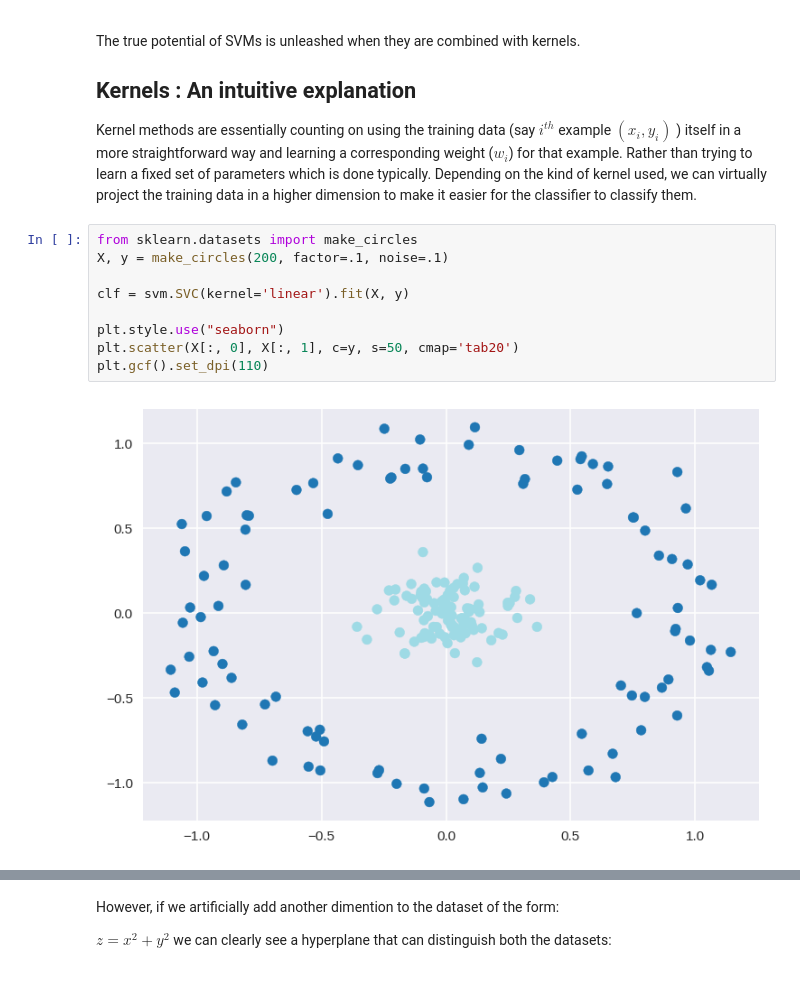
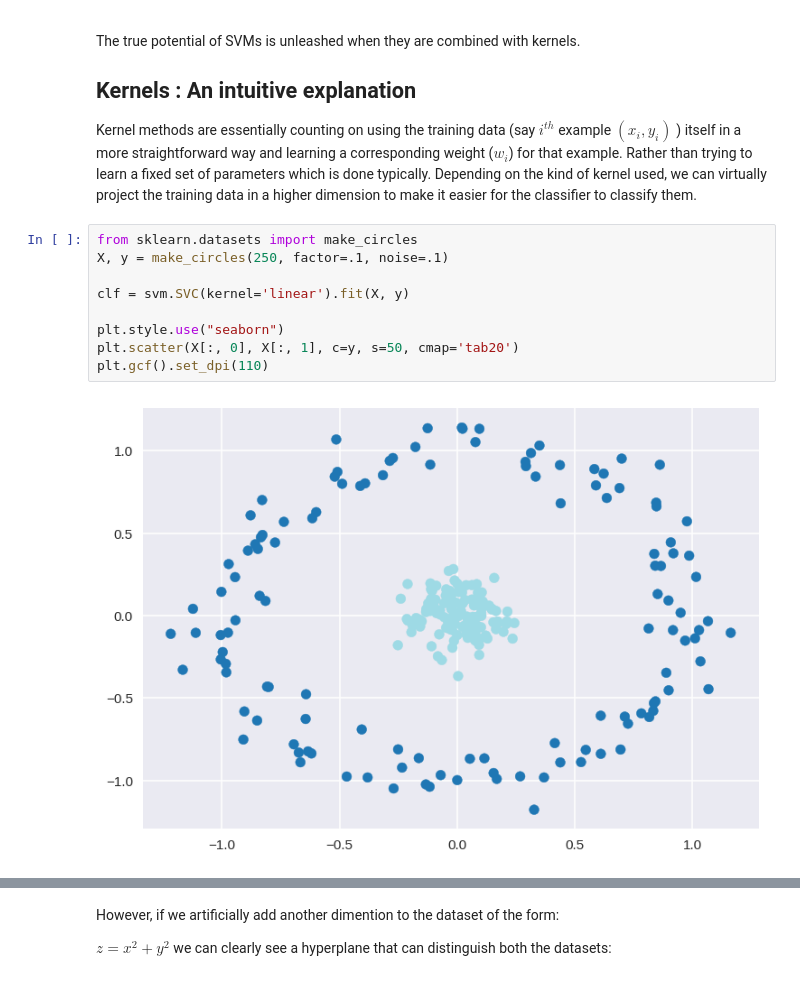
Before and after one commit to Subhash-269/FMML20210468, a Jupyter notebook: Module4_SVM_Lab4_FMML20210468.ipynb, the cells around one changed output, grey strips where cells are left out. Saved outputs shown, nothing was run; the diff lists cells and outputs as text.

```diff
--- a/Module4_SVM_Lab4_FMML20210468.ipynb
+++ b/Module4_SVM_Lab4_FMML20210468.ipynb
@@ -165,15 +163,15 @@ Kernel methods are essentially counting on using the training data (say $i^{th}$
 Depending on the kind of kernel used, we can virtually project the training data in a higher dimension to make it easier for the classifier to classify them.
 # %%
 from sklearn.datasets import make_circles
-X, y = make_circles(200, factor=.1, noise=.1)
+X, y = make_circles(250, factor=.1, noise=.1)
 
 clf = svm.SVC(kernel='linear').fit(X, y)
 
 plt.style.use("seaborn")
 plt.scatter(X[:, 0], X[:, 1], c=y, s=50, cmap='tab20')
 plt.gcf().set_dpi(110)
 # %% [output]
-[figure, old version]
+[figure, new version]
 # %%
 plt.style.use("default")
 clf = svm.LinearSVC()
```
Also changed, not shown: parts of 10 cells of this notebook.
